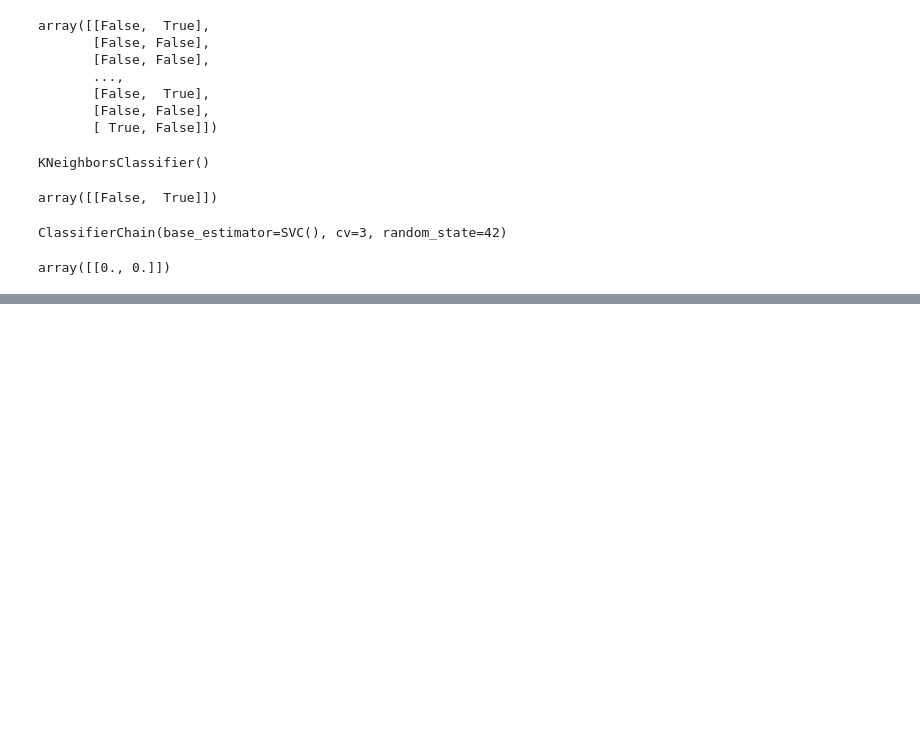
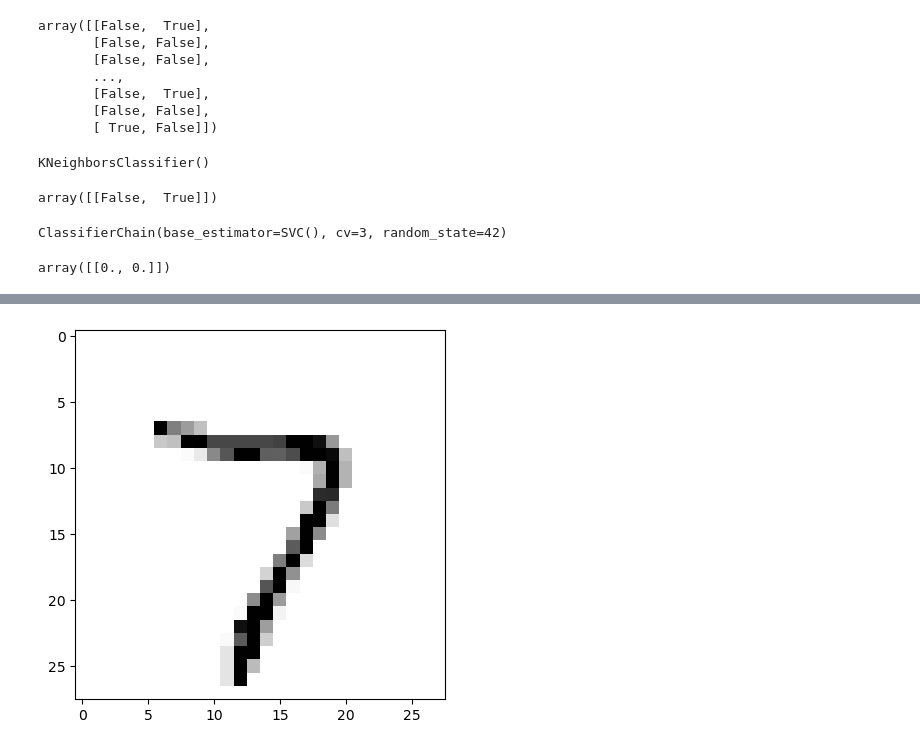
Before and after one commit to Parmida79/baldr, a Jupyter notebook: baldr/homl_chapter_3.ipynb, the cells around one changed output, grey strips where cells are left out. Saved outputs shown, nothing was run; the diff lists cells and outputs as text; code cells hidden in the pictures; blank space fills up the shorter version.

```diff
--- a/baldr/homl_chapter_3.ipynb
+++ b/baldr/homl_chapter_3.ipynb
@@ -514,0 +543,6 @@ array([[0., 0.]])
+# %%
+clean_digit = knn_clf.predict([X_test_mod[0]])
+plot_digit(clean_digit)
+# the output looks close enough to the target/actual value
+# %% [output]
+[figure, added]
```
Also changed, not shown: parts of 5 cells of this notebook.
